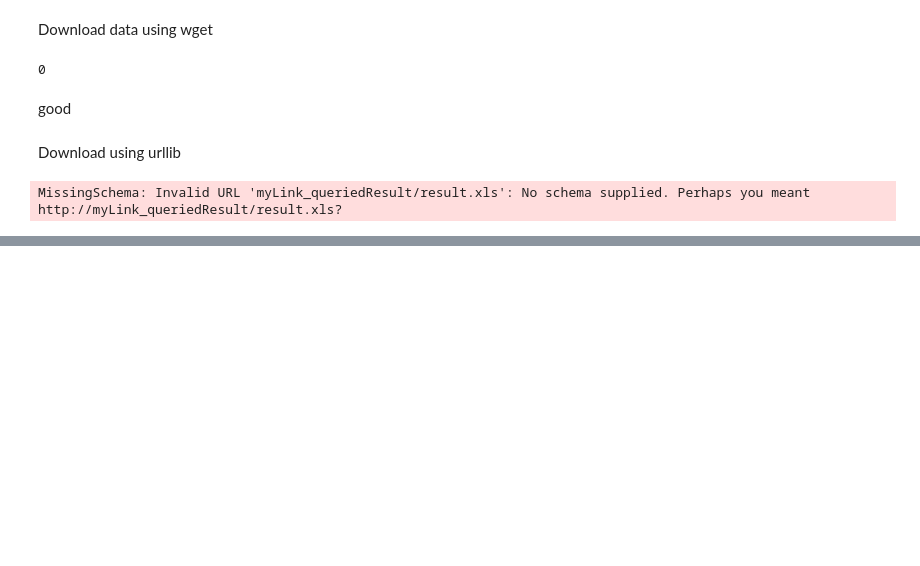
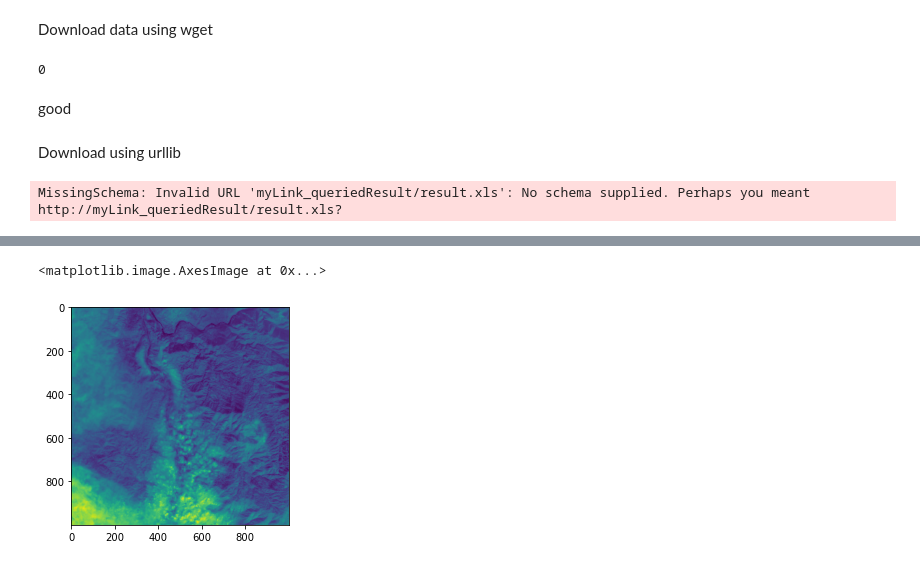
Before and after one commit to YourVirtualColdChainAssistant/MLsat-cropland-himachal, a Jupyter notebook: notebooks/Untitled.ipynb, the cells around one changed output, grey strips where cells are left out. Drawn from its saved outputs; the diff is of its cells as text; code cells hidden in the pictures; blank space fills up the shorter version.

```diff
--- a/notebooks/Untitled.ipynb
+++ b/notebooks/Untitled.ipynb
@@ -675,0 +966,5 @@ MissingSchema: Invalid URL 'myLink_queriedResult/result.xls': No schema supplied
+# %%
+plt.imshow(nir_norm)
+# %% [output]
+<matplotlib.image.AxesImage at 0x...>
+[figure, added]
```
Also changed, not shown: parts of 112 cells of this notebook.
